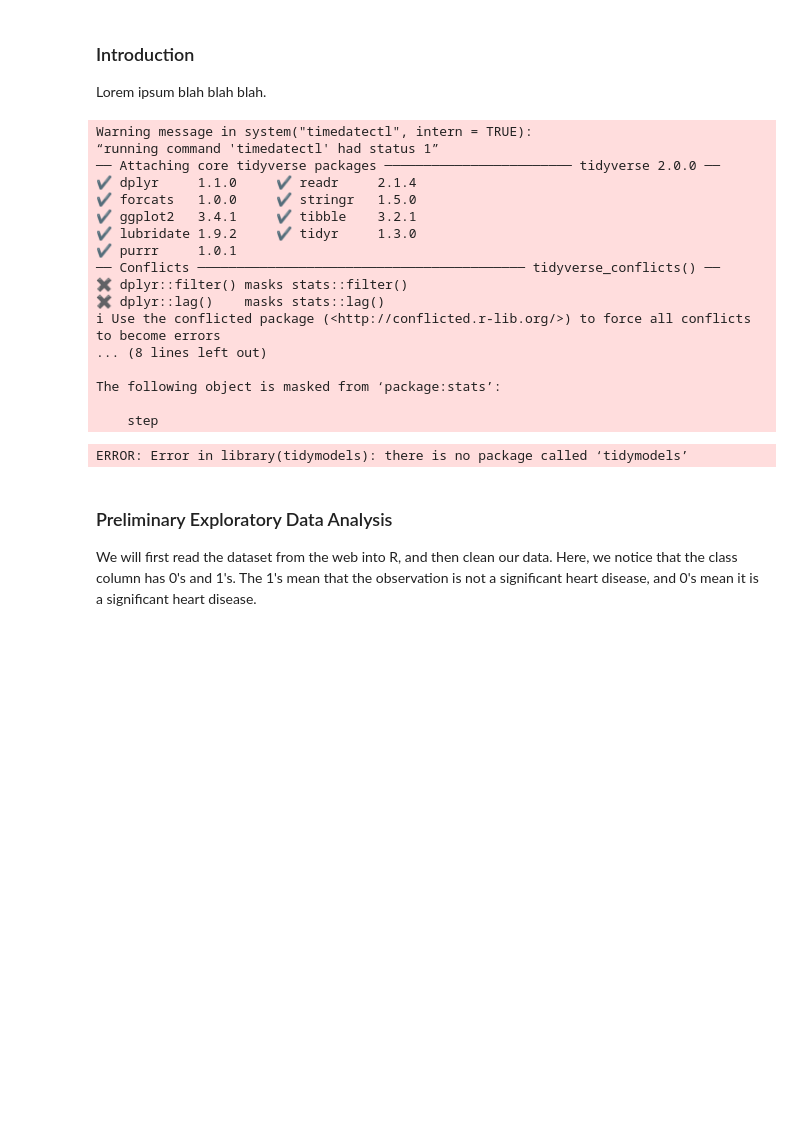
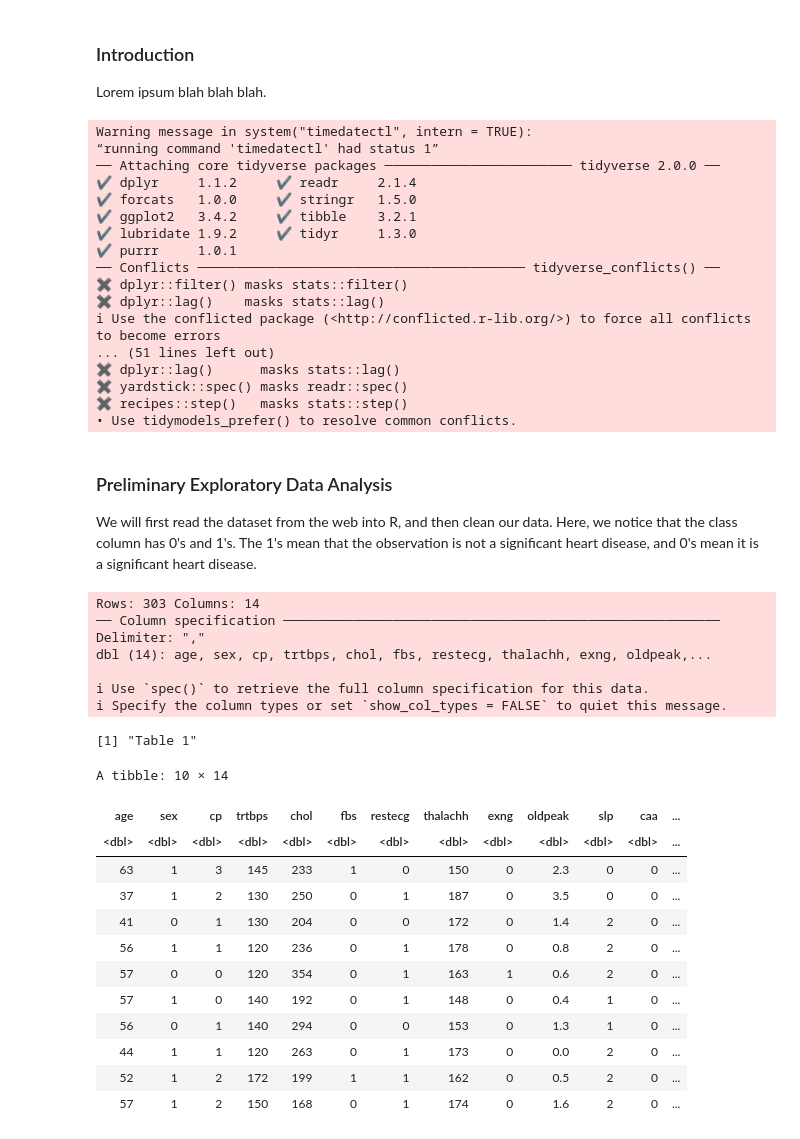
Before and after one commit to NISH-Original/Cancer-Analysis-Prediction, a Jupyter notebook: heart_attack.ipynb, the cells around one changed output. Drawn from its saved outputs; the diff is of its cells as text; code cells hidden in the pictures; blank space fills up the shorter version.

```diff
--- a/heart_attack.ipynb
+++ b/heart_attack.ipynb
@@ -8,31 +8,62 @@ Lorem ipsum blah blah blah.
 library(tidyverse)
 library(repr)
 library(recipes)
-library(tidymodels)
+install.packages('cowplot')
 library(cowplot)
 library(GGally)
+install.packages("tidymodels")
+remove.packages("cli")
+install.packages("cli")
 library(tidymodels)
 library(ggplot2)
 # %% [output]
 Warning message in system("timedatectl", intern = TRUE):
 “running command 'timedatectl' had status 1”
 ── Attaching core tidyverse packages ──────────────────────── tidyverse 2.0.0 ──
-✔ dplyr     1.1.0     ✔ readr     2.1.4
+✔ dplyr     1.1.2     ✔ readr     2.1.4
 ✔ forcats   1.0.0     ✔ stringr   1.5.0
-✔ ggplot2   3.4.1     ✔ tibble    3.2.1
+✔ ggplot2   3.4.2     ✔ tibble    3.2.1
 ✔ lubridate 1.9.2     ✔ tidyr     1.3.0
 ✔ purrr     1.0.1
 ── Conflicts ────────────────────────────────────────── tidyverse_conflicts() ──
 ✖ dplyr::filter() masks stats::filter()
 ✖ dplyr::lag()    masks stats::lag()
 ℹ Use the conflicted package (<http://conflicted.r-lib.org/>) to force all conflicts to become errors
-... (8 lines left out)
-
-The following object is masked from ‘package:stats’:
-
-    step
+... (51 lines left out)
+✖ dplyr::lag()      masks stats::lag()
+✖ yardstick::spec() masks readr::spec()
+✖ recipes::step()   masks stats::step()
+• Use tidymodels_prefer() to resolve common conflicts.
-ERROR: Error in library(tidymodels): there is no package called ‘tidymodels’
 # %% [markdown]
 ### Preliminary Exploratory Data Analysis
 
 We will first read the dataset from the web into R, and then clean our data. Here, we notice that the class column has 0's and 1's. The 1's mean that the observation is not a significant heart disease, and 0's mean it is a significant heart disease.
+# %%
+# reading the data from the web
+heart_data <- read_csv('https://raw.githubusercontent.com/NISH-Original/Heart-Attack-Analysis/main/heart.csv') |>
+                    mutate(output = as.factor(output))
+
+print('Table 1')
+head(heart_data, 10)
+# %% [output]
+Rows: 303 Columns: 14
+── Column specification ────────────────────────────────────────────────────────
+Delimiter: ","
+dbl (14): age, sex, cp, trtbps, chol, fbs, restecg, thalachh, exng, oldpeak,...
+
+ℹ Use `spec()` to retrieve the full column specification for this data.
+ℹ Specify the column types or set `show_col_types = FALSE` to quiet this message.
+[1] "Table 1"
+A tibble: 10 × 14
+| age | sex | cp | trtbps | chol | fbs | restecg | thalachh | exng | oldpeak | slp | caa | ... |
+| <dbl> | <dbl> | <dbl> | <dbl> | <dbl> | <dbl> | <dbl> | <dbl> | <dbl> | <dbl> | <dbl> | <dbl> | ... |
+| 63 | 1 | 3 | 145 | 233 | 1 | 0 | 150 | 0 | 2.3 | 0 | 0 | ... |
+| 37 | 1 | 2 | 130 | 250 | 0 | 1 | 187 | 0 | 3.5 | 0 | 0 | ... |
+| 41 | 0 | 1 | 130 | 204 | 0 | 0 | 172 | 0 | 1.4 | 2 | 0 | ... |
+| 56 | 1 | 1 | 120 | 236 | 0 | 1 | 178 | 0 | 0.8 | 2 | 0 | ... |
+| 57 | 0 | 0 | 120 | 354 | 0 | 1 | 163 | 1 | 0.6 | 2 | 0 | ... |
+| 57 | 1 | 0 | 140 | 192 | 0 | 1 | 148 | 0 | 0.4 | 1 | 0 | ... |
+| 56 | 0 | 1 | 140 | 294 | 0 | 0 | 153 | 0 | 1.3 | 1 | 0 | ... |
+| 44 | 1 | 1 | 120 | 263 | 0 | 1 | 173 | 0 | 0.0 | 2 | 0 | ... |
+| 52 | 1 | 2 | 172 | 199 | 1 | 1 | 162 | 0 | 0.5 | 2 | 0 | ... |
+| 57 | 1 | 2 | 150 | 168 | 0 | 1 | 174 | 0 | 1.6 | 2 | 0 | ... |
```
Also changed, not shown: parts of 12 cells of this notebook.
